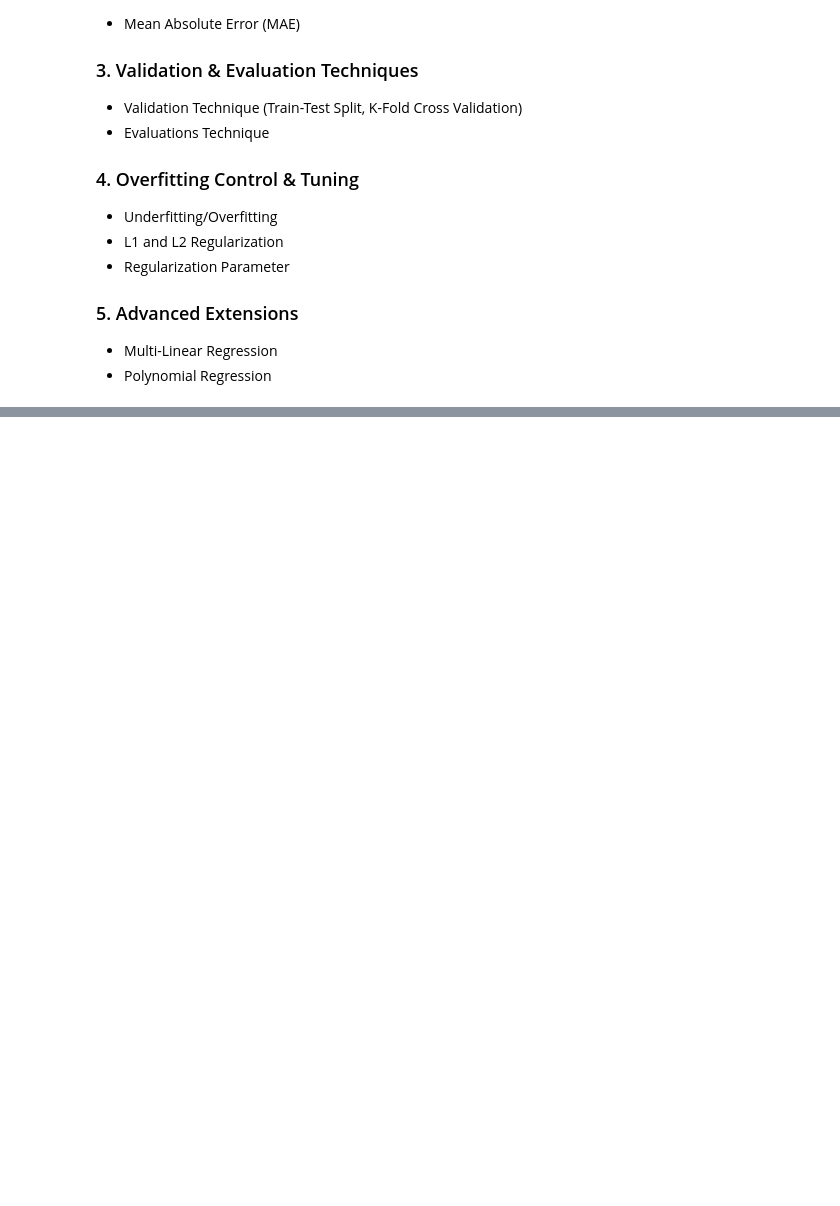
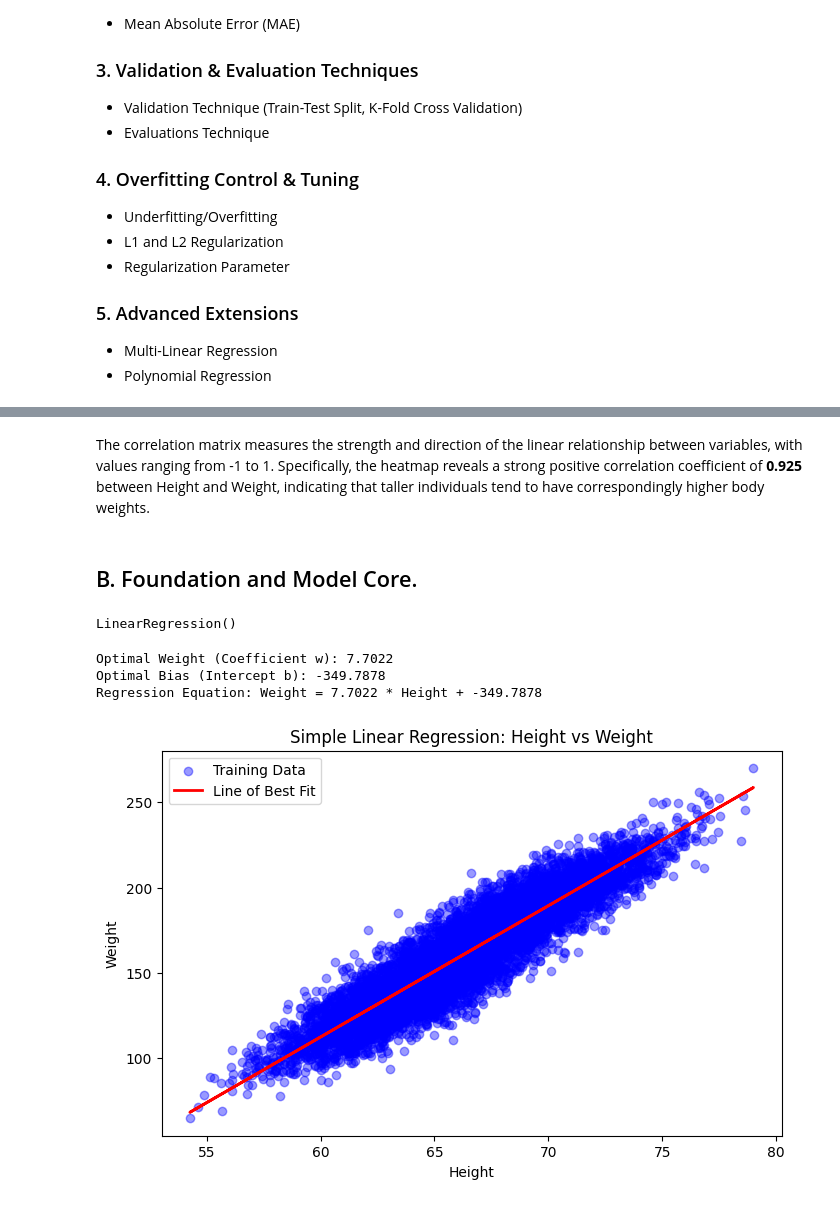
Before and after one commit to hieugia090806/Applied_Machine_Learning_COS30082, a Jupyter notebook: Laboratory/Lab02 - Machine Learning Algorithm/Linear_Regression_Week02.ipynb, the cells around one changed output, grey strips where cells are left out. Cells and saved outputs as stored; diff of their text form; code cells hidden in the pictures; blank space fills up the shorter version.

```diff
--- a/Laboratory/Lab02 - Machine Learning Algorithm/Linear_Regression_Week02.ipynb
+++ b/Laboratory/Lab02 - Machine Learning Algorithm/Linear_Regression_Week02.ipynb
@@ -241,0 +158,39 @@ plt.show()
+# %% [markdown]
+The correlation matrix measures the strength and direction of the linear relationship between variables, with values ranging from -1 to 1. Specifically, the heatmap reveals a strong positive correlation coefficient of **0.925** between Height and Weight, indicating that taller individuals tend to have correspondingly higher body weights.
+# %% [markdown]
+## B. Foundation and Model Core. ##
+# %%
+from sklearn.model_selection import train_test_split
+from sklearn.linear_model import LinearRegression
+import matplotlib.pyplot as plt
+#-- Define independent feature (X) and dependent target (y). --#
+X = height_weight_dataset[['Height']]  # 2D array for features
+y = height_weight_dataset['Weight']    # 1D array for target
+#-- Split dataset into Training set (80%) and Testing set (20%). --#
+X_train, X_test, y_train, y_test = train_test_split(X, y, test_size=0.2, random_state=42)
+#-- Initialize and fit the Linear Regression model. --#
+model = LinearRegression()
+model.fit(X_train, y_train)
+# %% [output]
+LinearRegression()
+# %%
+#-- Extract model parameters (Weight and Bias). --#
+w = model.coef_[0]
+b = model.intercept_
+print(f"Optimal Weight (Coefficient w): {w:.4f}")
+print(f"Optimal Bias (Intercept b): {b:.4f}")
+print(f"Regression Equation: Weight = {w:.4f} * Height + {b:.4f}")
+#-- Visualize the Line of Best Fit. --#
+plt.figure(figsize=(8, 5))
+plt.scatter(X_train, y_train, color='blue', alpha=0.4, label='Training Data')
+plt.plot(X_train, model.predict(X_train), color='red', linewidth=2, label='Line of Best Fit')
+plt.title('Simple Linear Regression: Height vs Weight')
+plt.xlabel('Height')
+plt.ylabel('Weight')
+plt.legend()
+plt.show()
+# %% [output]
+Optimal Weight (Coefficient w): 7.7022
+Optimal Bias (Intercept b): -349.7878
+Regression Equation: Weight = 7.7022 * Height + -349.7878
+[figure, added]
```
Also changed, not shown: parts of 64 cells of this notebook, 25 other files.
